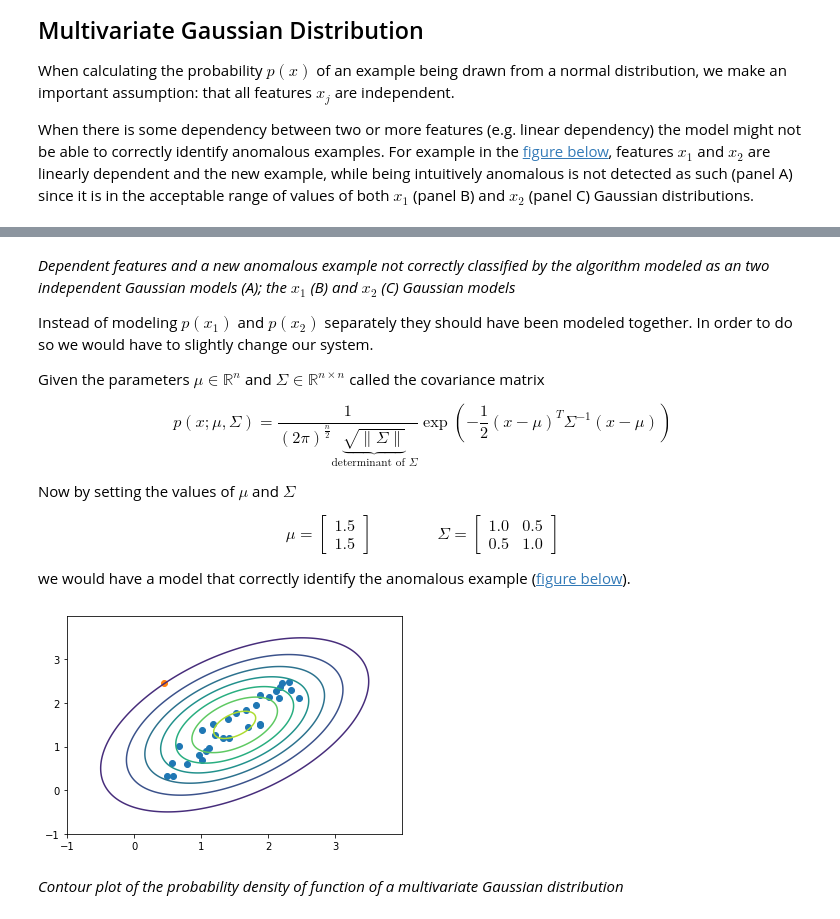
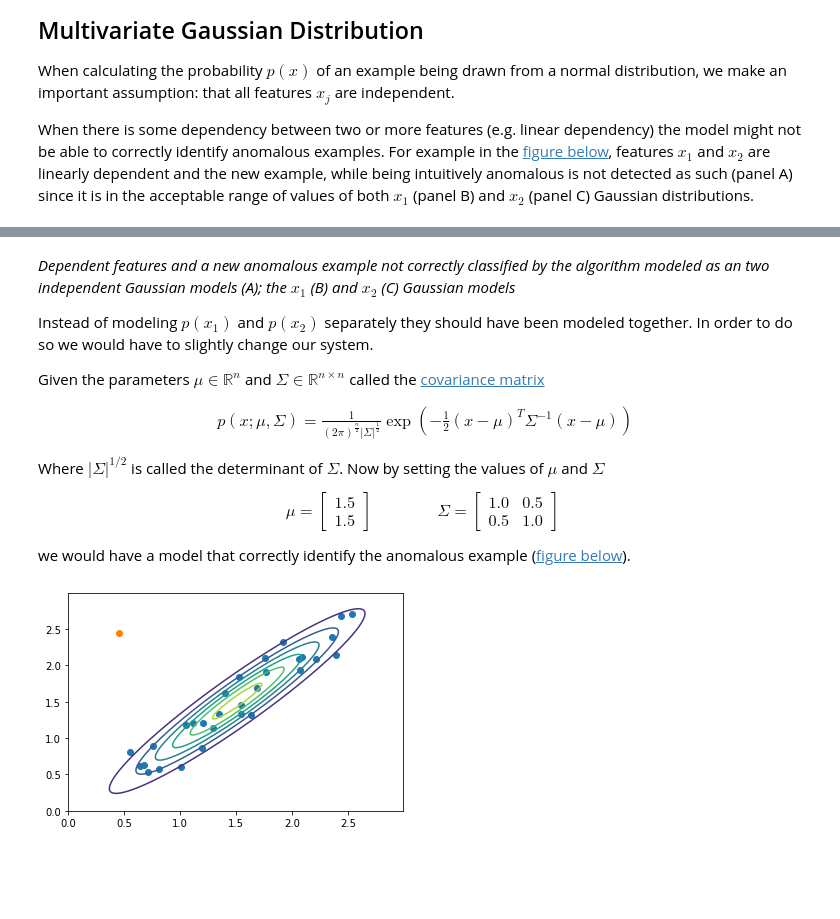
Before and after one commit to marnec/ML, a Jupyter notebook: ML-24-AnomalyDetection.ipynb, the cells around one changed output, grey strips where cells are left out. Cells and saved outputs as stored; diff of their text form; code cells hidden in the pictures; blank space fills up the shorter version.

```diff
--- a/ML-24-AnomalyDetection.ipynb
+++ b/ML-24-AnomalyDetection.ipynb
@@ -246,13 +246,16 @@ ax3.text(-.5, 1.25, 'C', transform=ax3.transAxes,
 
 Instead of modeling $p(x_1)$ and $p(x_2)$ separately they should have been modeled together. In order to do so we would have to slightly change our system.
 
-Given the parameters $\mu \in \mathbb{R}^n$ and $\Sigma \in \mathbb{R}^{n \times n}$ called the covariance matrix
+Given the parameters $\mu \in \mathbb{R}^n$ and $\Sigma \in \mathbb{R}^{n \times n}$ called the [covariance matrix](https://en.wikipedia.org/wiki/Covariance_matrix)
 
 $$
-p(x; \mu, \Sigma) = \frac{1}{(2\pi)^{\frac{n}{2} } \underbrace{\sqrt{\| \Sigma \|}}_{\text{determinant of } \Sigma} } \exp  \left (-\frac{1}{2} (x-\mu)^T \Sigma^{-1} (x- \mu) \right)
+\begin{aligned}
+p(x; \mu, \Sigma) = \frac{1}{(2\pi)^{\frac{n}{2} } | \Sigma |^{\frac{1}{2}} } \exp  \left (-\frac{1}{2} (x-\mu)^T \Sigma^{-1} (x- \mu) \right)
+\end{aligned}
+\label{eq:multivarprob} \tag{2}
 $$
 
-Now by setting the values of $\mu$ and $\Sigma$
+Where $|\Sigma|^{1/2}$ is called the determinant of $\Sigma$. Now by setting the values of $\mu$ and $\Sigma$
 
 $$
 \mu= \begin{bmatrix}1.5\\1.5\end{bmatrix}  \qquad \qquad \Sigma = \begin{bmatrix}1.0 & 0.5 \\0.5 & 1.0\end{bmatrix}
@@ -260,14 +263,16 @@ $$
 
 we would have a model that correctly identify the anomalous example (<a href="#multivarinclined">figure below</a>).
 # %%
-xm, ym = np.mgrid[-1:4:.01, -1:4:.01]
+xy = np.stack([x, y])
+mu = np.mean(xy, axis=1)
+diff = xy.T-mu
+
+xm, ym = np.mgrid[0:3:.01, 0:3:.01]
 pos = np.dstack((xm, ym))
-rv = multivariate_normal([1.5, 1.5], [[1.0, 0.5], [0.5, 1]])
+rv = multivariate_normal(mu, np.cov(xy))
 fig, ax = plt.subplots()
 ax.contour(xm, ym, rv.pdf(pos))
 ax.scatter(x, y)
 ax.scatter(*a);
 # %% [output]
-[figure, old version]
+[figure, new version]
-# %% [markdown]
-<i id="multivarinclined">Contour plot of the probability density of function of a multivariate Gaussian distribution</i>
```
Also changed, not shown: parts of 6 cells of this notebook, 7 other files.
